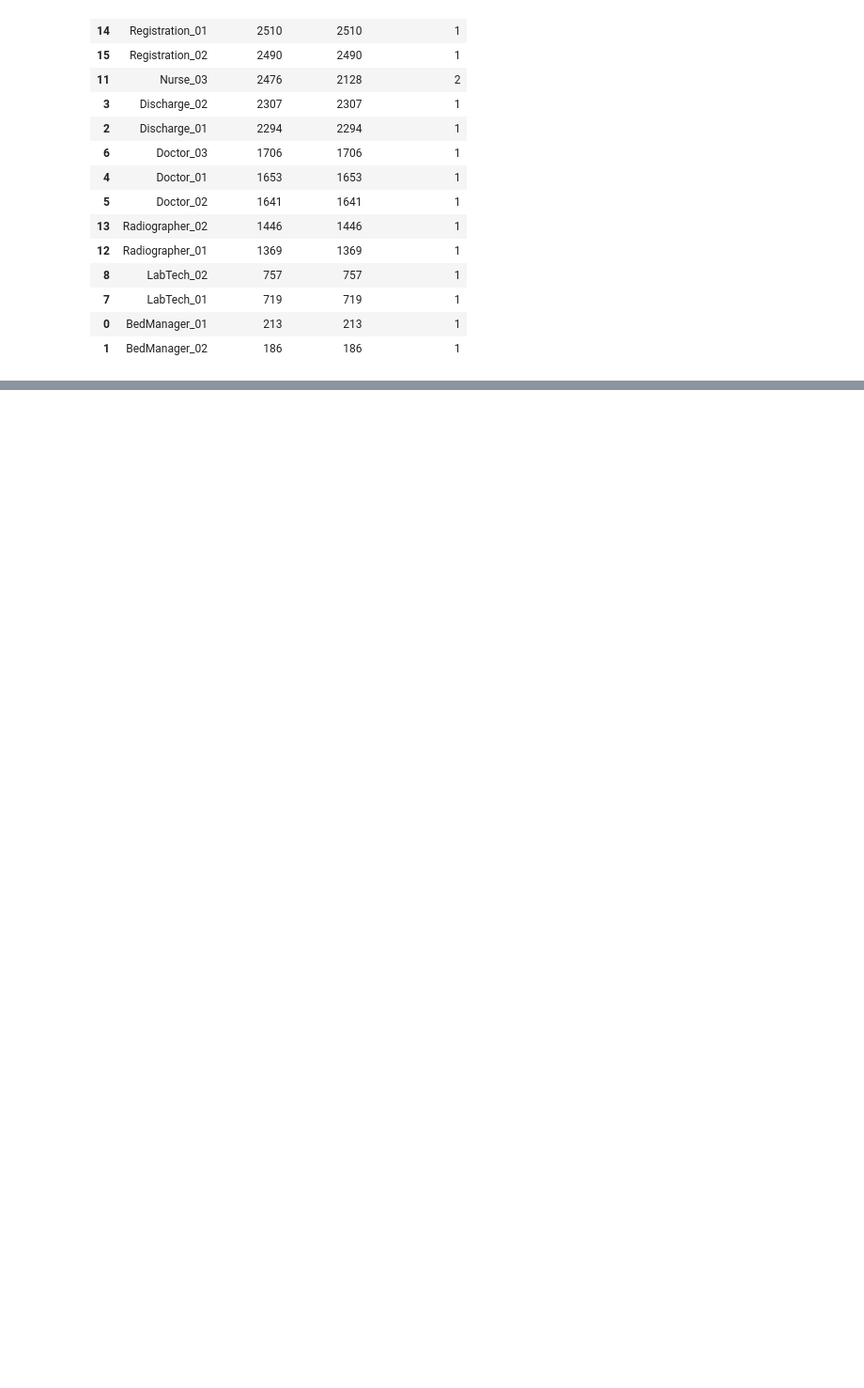
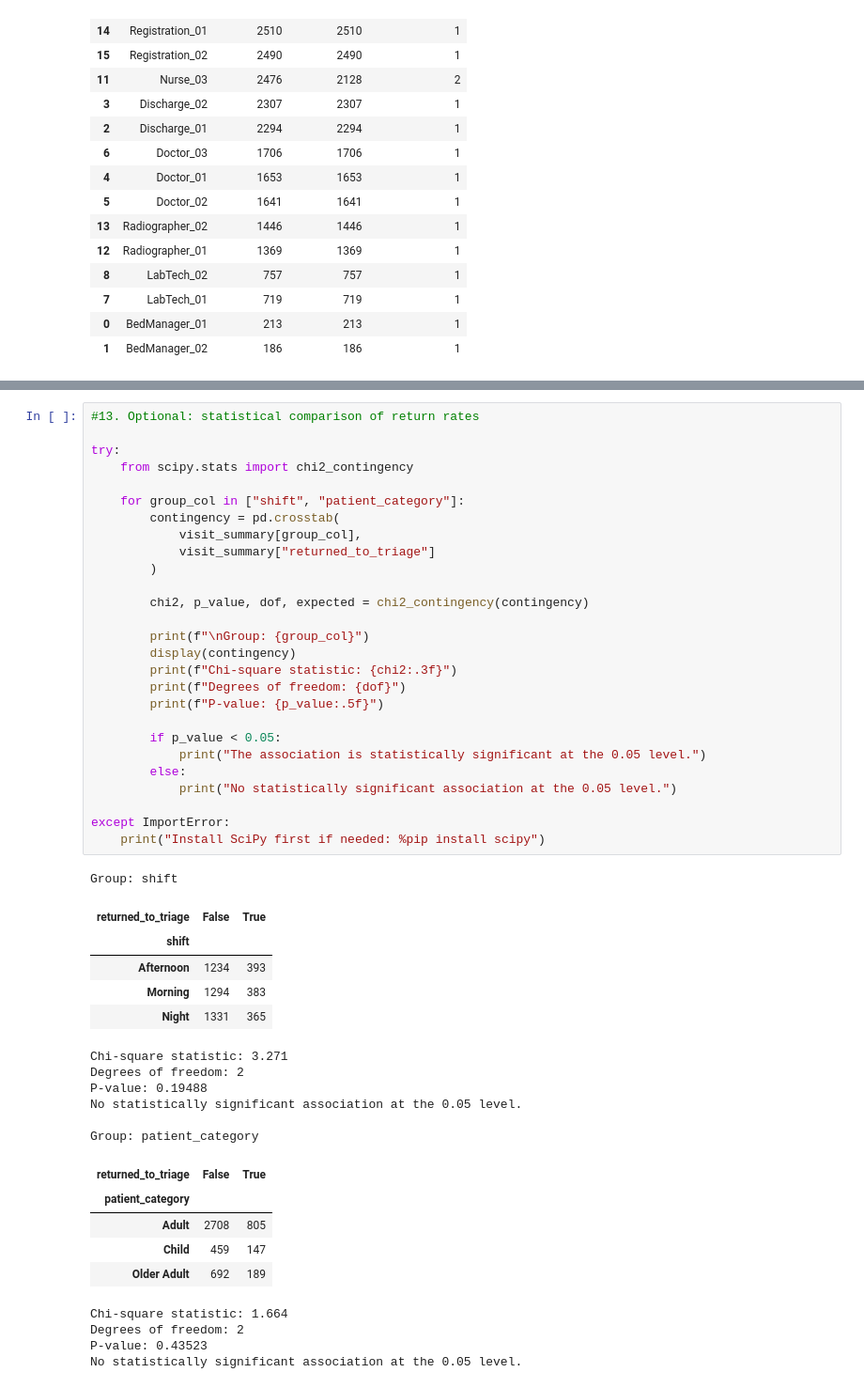
Before and after one commit to Fathima-1424/CareFlow-Clinical-Pathway, a Jupyter notebook: EDA.ipynb, the cells around one changed output, grey strips where cells are left out. Shown at 94% size. Cells and saved outputs as stored; diff of their text form; blank space fills up the shorter version.

```diff
--- a/EDA.ipynb
+++ b/EDA.ipynb
@@ -664,0 +780,49 @@ display(resource_workload.head(20))
+# %%
+#13. Optional: statistical comparison of return rates
+
+try:
+    from scipy.stats import chi2_contingency
+
+    for group_col in ["shift", "patient_category"]:
+        contingency = pd.crosstab(
+            visit_summary[group_col],
+            visit_summary["returned_to_triage"]
+        )
+
+        chi2, p_value, dof, expected = chi2_contingency(contingency)
+
+        print(f"\nGroup: {group_col}")
+        display(contingency)
+        print(f"Chi-square statistic: {chi2:.3f}")
+        print(f"Degrees of freedom: {dof}")
+        print(f"P-value: {p_value:.5f}")
+
+        if p_value < 0.05:
+            print("The association is statistically significant at the 0.05 level.")
+        else:
+            print("No statistically significant association at the 0.05 level.")
+
+except ImportError:
+    print("Install SciPy first if needed: %pip install scipy")
+# %% [output]
+Group: shift
+| returned_to_triage | False | True |
+| shift |  |  |
+| Afternoon | 1234 | 393 |
+| Morning | 1294 | 383 |
+| Night | 1331 | 365 |
+Chi-square statistic: 3.271
+Degrees of freedom: 2
+P-value: 0.19488
+No statistically significant association at the 0.05 level.
+
+Group: patient_category
+| returned_to_triage | False | True |
+| patient_category |  |  |
+| Adult | 2708 | 805 |
+| Child | 459 | 147 |
+| Older Adult | 692 | 189 |
+Chi-square statistic: 1.664
+Degrees of freedom: 2
+P-value: 0.43523
+No statistically significant association at the 0.05 level.
```
Also changed, not shown: parts of 4 cells of this notebook, 11 other files.
